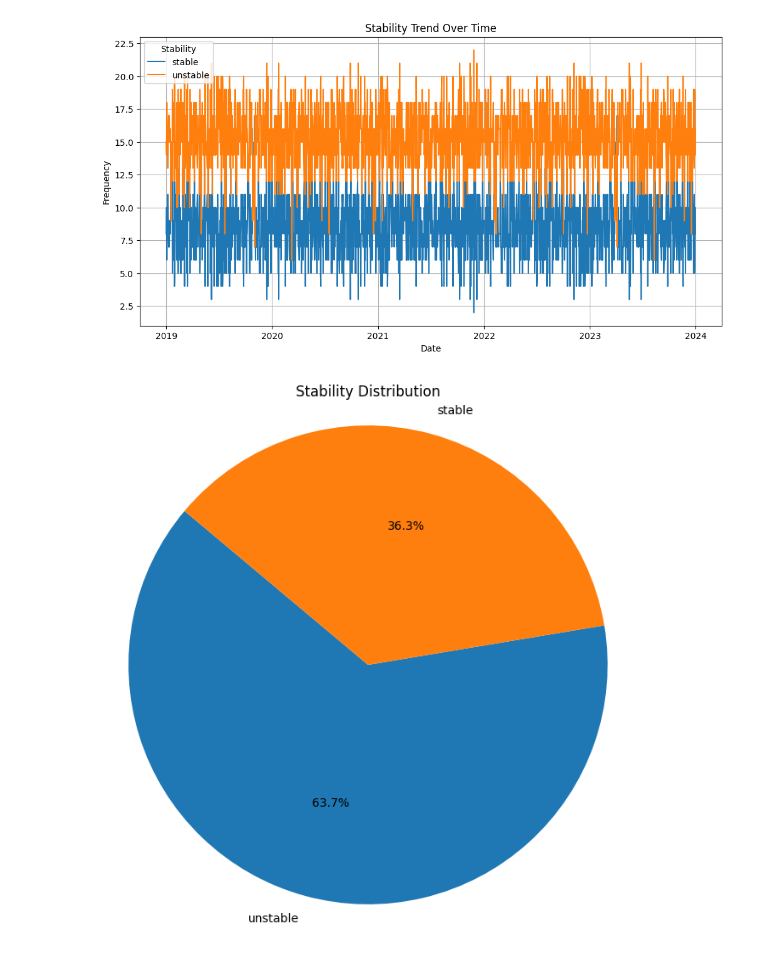
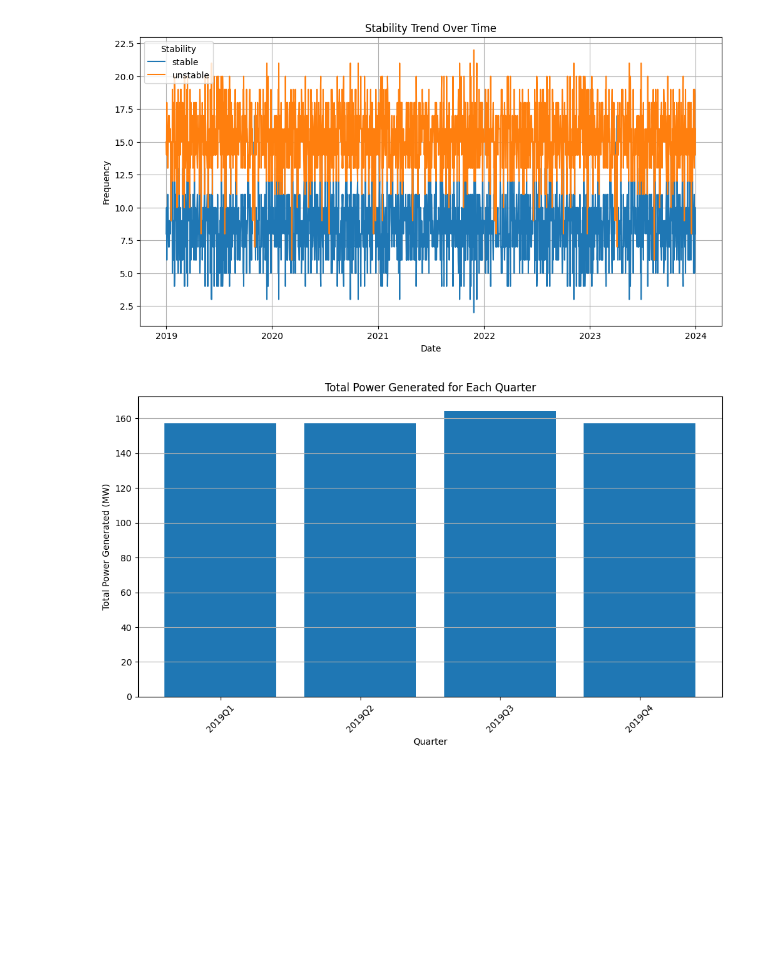
Before and after one commit to rajsingh162120/Hackwave, a Jupyter notebook: final.ipynb, the cells around one changed output. Drawn from its saved outputs; the diff is of its cells as text; code cells hidden in the pictures; blank space fills up the shorter version.

```diff
--- a/final.ipynb
+++ b/final.ipynb
@@ -370,15 +400,43 @@ plt.grid(True)
 plt.show()
 # %% [output]
 [figure]
-# %%
-# Calculate stability distribution
-stability_counts = data['stability'].value_counts()
-
-# Plot stability pie chart
-plt.figure(figsize=(8, 8))
-plt.pie(stability_counts, labels=stability_counts.index, autopct='%1.1f%%', startangle=140)
-plt.title('Stability Distribution')
-plt.axis('equal')
-plt.show()
-# %% [output]
-[figure, removed]
+# %%
+import pandas as pd
+import matplotlib.pyplot as plt
+
+# Sample data provided
+data = {
+    'date': ['01-01-2019 01:00', '01-01-2019 02:00', '01-01-2019 03:00', '01-01-2019 04:00', '01-01-2019 05:00',
+             '01-04-2019 01:00', '01-04-2019 02:00', '01-04-2019 03:00', '01-04-2019 04:00', '01-04-2019 05:00',
+             '01-07-2019 01:00', '01-07-2019 02:00', '01-07-2019 03:00', '01-07-2019 04:00', '01-07-2019 05:00',
+             '01-10-2019 01:00', '01-10-2019 02:00', '01-10-2019 03:00', '01-10-2019 04:00', '01-10-2019 05:00'],
+    'Power generated by system | (MW)': [33.6881, 37.2619, 30.5029, 28.4192, 27.3703,
+                                          30.6881, 27.2619, 32.5029, 35.4192, 31.3703,
+                                          34.6881, 36.2619, 33.5029, 30.4192, 29.3703,
+                                          32.6881, 35.2619, 31.5029, 29.4192, 28.3703]
+}
+
+# Create a DataFrame
+df = pd.DataFrame(data)
+
+# Convert 'date' column to datetime format
+df['date'] = pd.to_datetime(df['date'], format='%d-%m-%Y %H:%M')
+
+# Extract quarter from the 'date' column
+df['Quarter'] = df['date'].dt.to_period('Q')
+
+# Group by quarter and calculate total power generated for each quarter
+power_by_quarter = df.groupby('Quarter')['Power generated by system | (MW)'].sum().reset_index()
+
+# Plotting the total power generated for each quarter
+plt.figure(figsize=(10, 6))
+plt.bar(power_by_quarter['Quarter'].astype(str), power_by_quarter['Power generated by system | (MW)'])
+plt.title('Total Power Generated for Each Quarter')
+plt.xlabel('Quarter')
+plt.ylabel('Total Power Generated (MW)')
+plt.xticks(rotation=45)  # Rotate x-axis labels for better readability
+plt.grid(axis='y')
+plt.tight_layout()
+plt.show()
+# %% [output]
+[figure, added]
```
Also changed, not shown: parts of 4 cells of this notebook, 15 other files.
